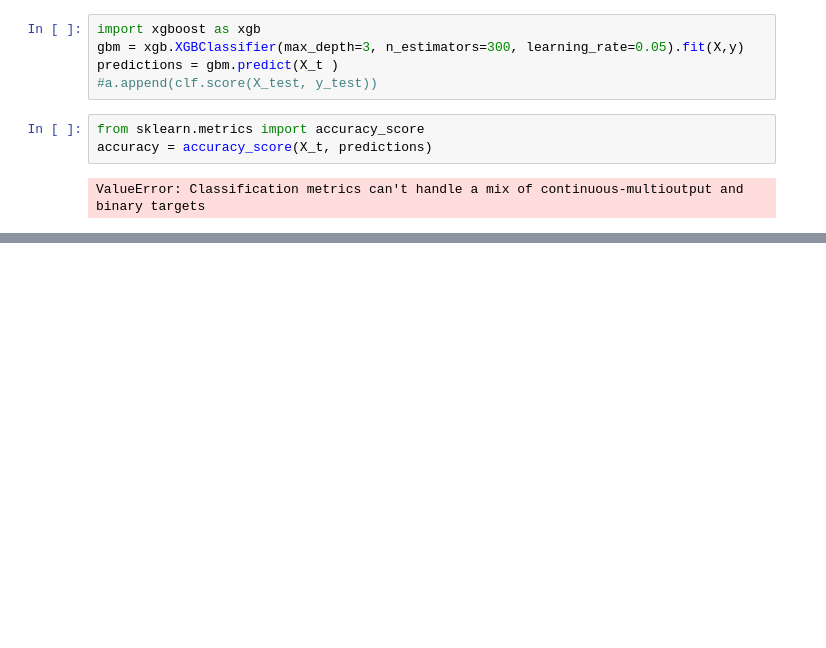
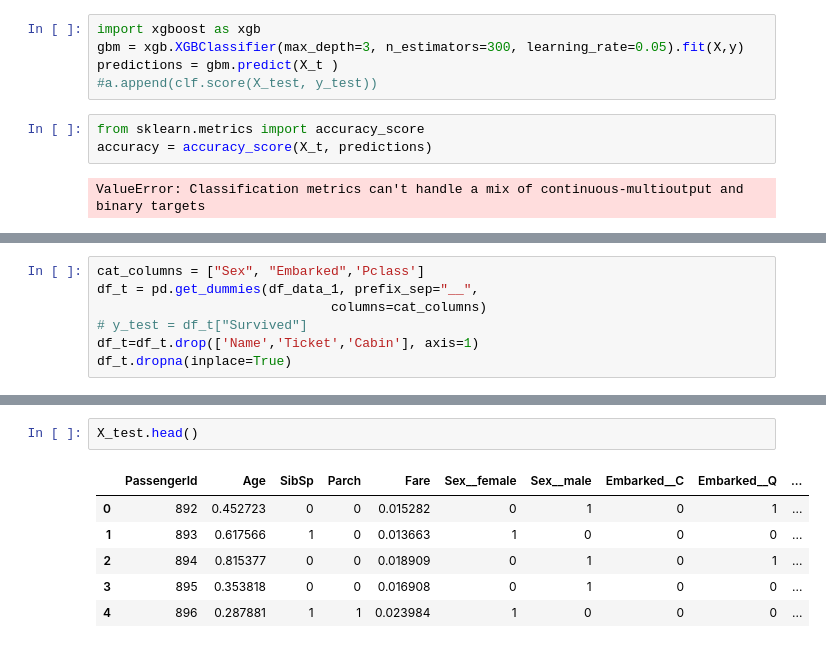
Before and after one commit to cadhage/Kaggle_pracice, a Jupyter notebook: kaggle_parcice.ipynb, the cells around one changed output, grey strips where cells are left out. Drawn from its saved outputs; the diff is of its cells as text; blank space fills up the shorter version.

```diff
--- a/kaggle_parcice.ipynb
+++ b/kaggle_parcice.ipynb
@@ -93,0 +173,7 @@ ValueError: Classification metrics can't handle a mix of continuous-multioutput
+# %%
+cat_columns = ["Sex", "Embarked",'Pclass']
+df_t = pd.get_dummies(df_data_1, prefix_sep="__",
+                              columns=cat_columns)
+# y_test = df_t["Survived"]
+df_t=df_t.drop(['Name','Ticket','Cabin'], axis=1)
+df_t.dropna(inplace=True)
@@ -93,0 +231,9 @@ ValueError: Classification metrics can't handle a mix of continuous-multioutput
+# %%
+X_test.head()
+# %% [output]
+|  | PassengerId | Age | SibSp | Parch | Fare | Sex__female | Sex__male | Embarked__C | Embarked__Q | ... |
+| 0 | 892 | 0.452723 | 0 | 0 | 0.015282 | 0 | 1 | 0 | 1 | ... |
+| 1 | 893 | 0.617566 | 1 | 0 | 0.013663 | 1 | 0 | 0 | 0 | ... |
+| 2 | 894 | 0.815377 | 0 | 0 | 0.018909 | 0 | 1 | 0 | 1 | ... |
+| 3 | 895 | 0.353818 | 0 | 0 | 0.016908 | 0 | 1 | 0 | 0 | ... |
+| 4 | 896 | 0.287881 | 1 | 1 | 0.023984 | 1 | 0 | 0 | 0 | ... |
```
Also changed, not shown: parts of 20 cells of this notebook.
